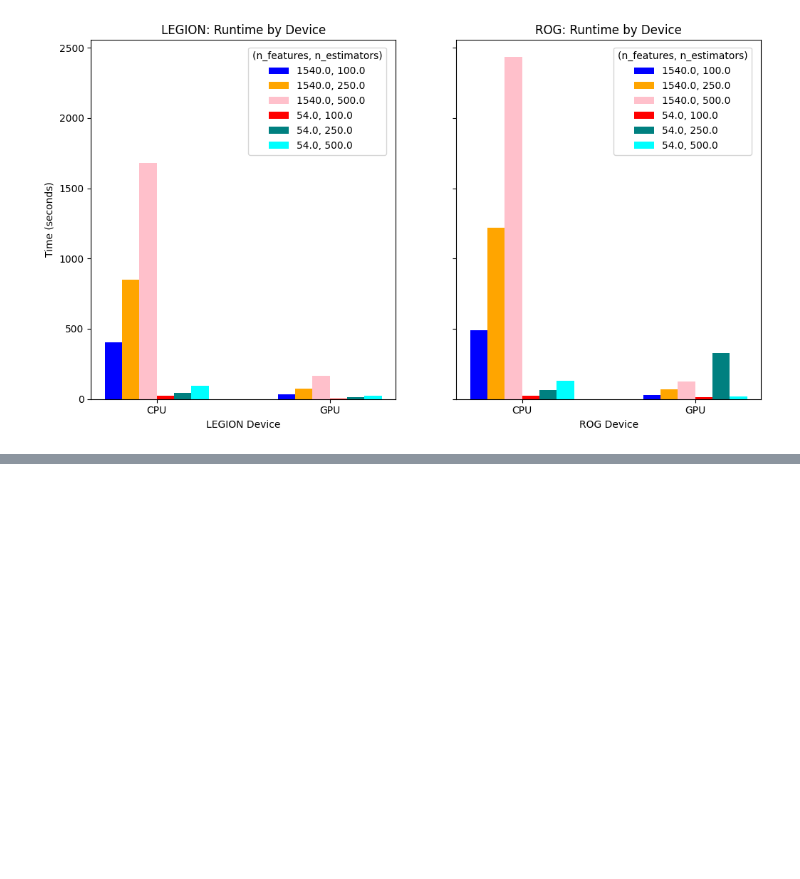
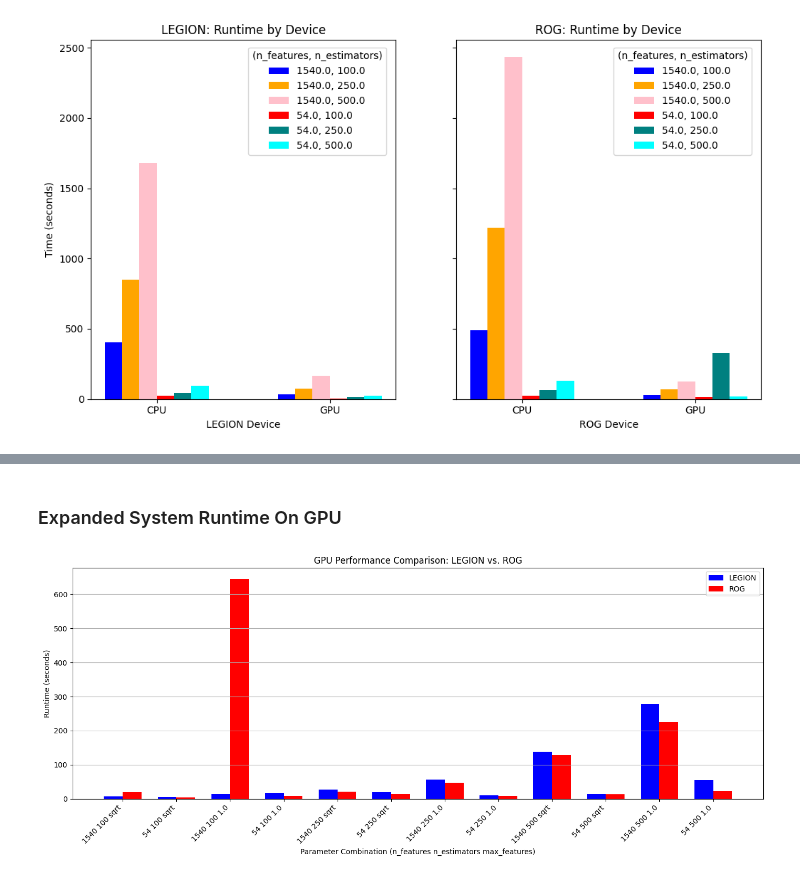
Before and after one commit to MariyaSha/scikit_learn_simplified, a Jupyter notebook: speedtest/speedtest_results_analysis.ipynb, the cells around one changed output, grey strips where cells are left out. Drawn from its saved outputs; the diff is of its cells as text; code cells hidden in the pictures; blank space fills up the shorter version.

```diff
--- a/speedtest/speedtest_results_analysis.ipynb
+++ b/speedtest/speedtest_results_analysis.ipynb
@@ -200,0 +208,39 @@ plot_runtime_by_device(unified_results)
+# %%
+def expanded_runtime(data, device):
+    df = pd.DataFrame(data)
+
+    # Filter for GPU data and create a copy to avoid SettingWithCopyWarning
+    df_gpu = df[df['device'] == device].copy()
+
+    # Create labels for x-axis (combinations)
+    df_gpu['combo_label'] = df_gpu.apply(lambda x: f"{int(x['n_features'])} {int(x['n_estimators'])} {x['max_features']}", axis=1)
+    combo_labels = df_gpu[df_gpu['system'] == 'LEGION']['combo_label'].unique()
+
+    # Prepare data for plotting
+    legion_data = df_gpu[df_gpu['system'] == 'LEGION'].sort_values(['n_features', 'n_estimators', 'max_features'])
+    rog_data = df_gpu[df_gpu['system'] == 'ROG'].sort_values(['n_features', 'n_estimators', 'max_features'])
+
+    # Create the bar chart
+    plt.figure(figsize=(14, 6))
+    x = range(len(combo_labels))
+    bar_width = 0.35  # Width of each bar
+
+    # Plot bars for LEGION and ROG side by side
+    plt.bar(x, legion_data['time'], width=bar_width, label='LEGION', color='blue', align='center')
+    plt.bar([i + bar_width for i in x], rog_data['time'], width=bar_width, label='ROG', color='red', align='center')
+
+    # Customize the plot
+    plt.xlabel('Parameter Combination (n_features n_estimators max_features)')
+    plt.ylabel('Runtime (seconds)')
+    plt.title(device + ' Performance Comparison: LEGION vs. ROG')
+    plt.xticks([i + bar_width / 2 for i in x], combo_labels, rotation=45, ha='right')
+    plt.legend()
+    plt.grid(True, axis='y')
+    plt.tight_layout()
+    plt.show()
+# %% [markdown]
+### Expanded System Runtime On GPU
+# %%
+expanded_runtime(unified_results, "GPU")
+# %% [output]
+[figure, added]
```
Also changed, not shown: parts of 5 cells of this notebook.
